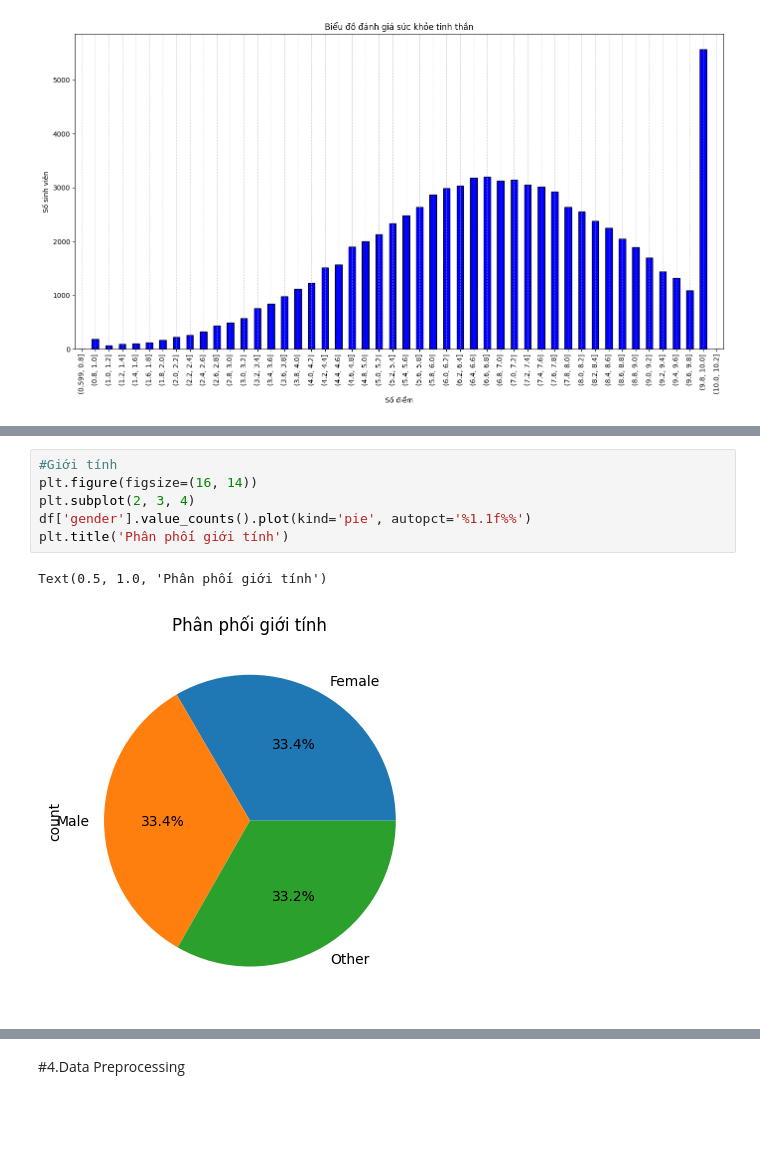
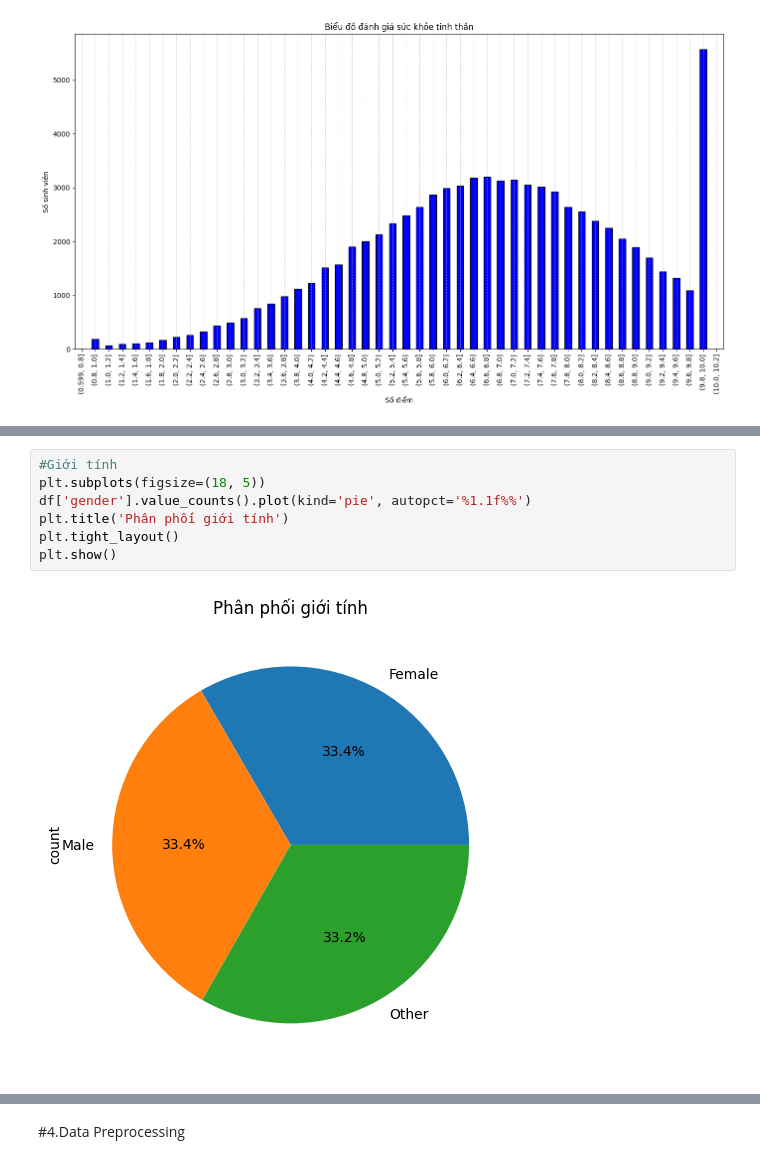
Before and after one commit to Vo-Hao250604/Student-Habits-and-Academic-Performance-Analysis, a Jupyter notebook: Student_Habits_and_Academic_Performance_Analysis.ipynb, the cells around one changed output, grey strips where cells are left out. Cells and saved outputs as stored; diff of their text form; blank space fills up the shorter version.

```diff
--- a/Student_Habits_and_Academic_Performance_Analysis.ipynb
+++ b/Student_Habits_and_Academic_Performance_Analysis.ipynb
@@ -432,9 +469,9 @@ plt.show()
 # %%
 #Giới tính
-plt.figure(figsize=(16, 14))
-plt.subplot(2, 3, 4)
+plt.subplots(figsize=(18, 5))
 df['gender'].value_counts().plot(kind='pie', autopct='%1.1f%%')
 plt.title('Phân phối giới tính')
+plt.tight_layout()
+plt.show()
 # %% [output]
-Text(0.5, 1.0, 'Phân phối giới tính')
-[figure, old version]
+[figure, new version]
```
Also changed, not shown: parts of 13 cells of this notebook.
